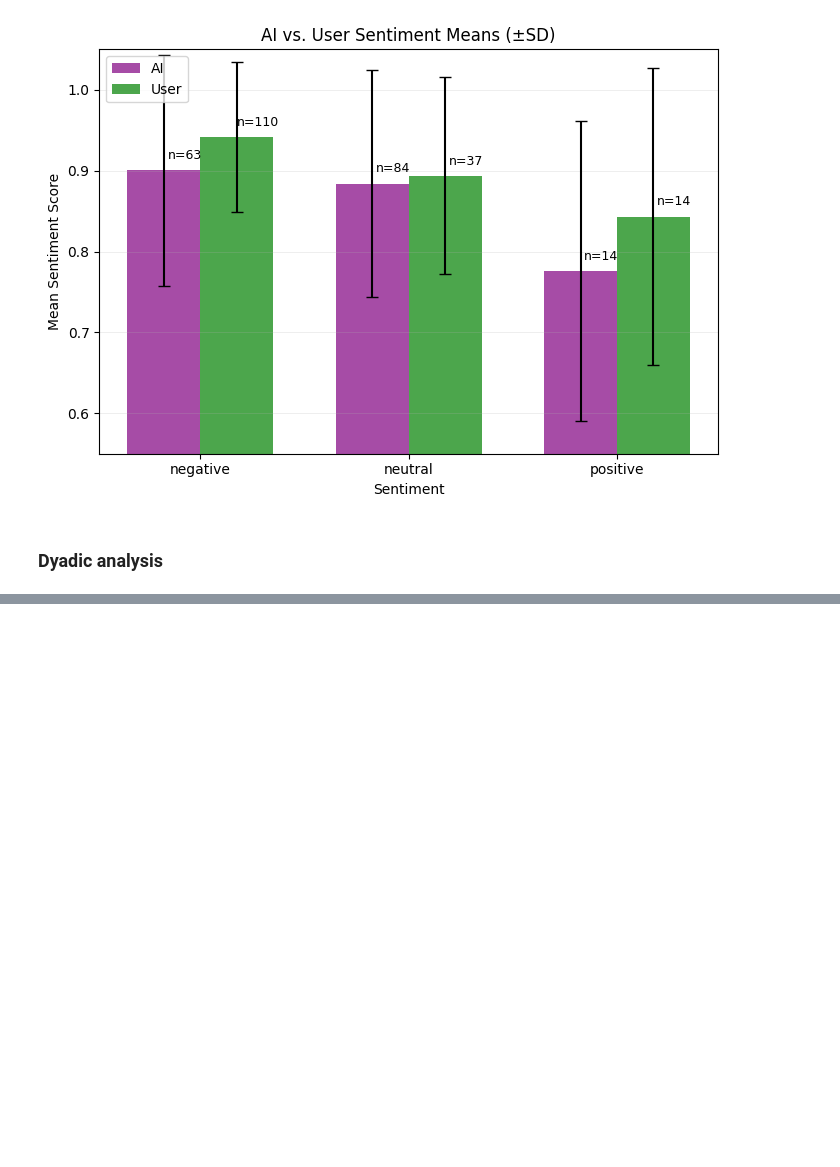
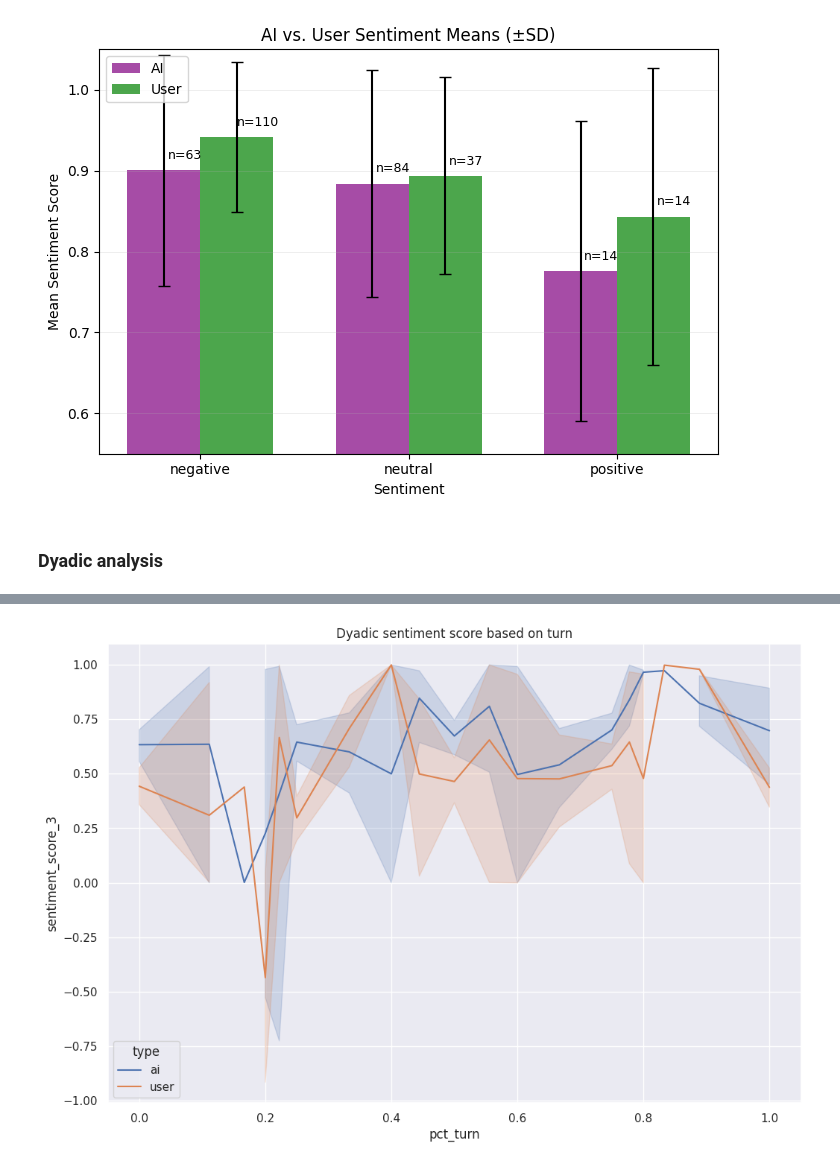
Before and after one commit to Halfidaldal/PENPAL_analysis, a Jupyter notebook: Berlin/Scripts & analyses/sentiment.ipynb, the cells around one changed output, grey strips where cells are left out. Saved outputs shown, nothing was run; the diff lists cells and outputs as text; code cells hidden in the pictures; blank space fills up the shorter version.

```diff
--- a/Berlin/Scripts & analyses/sentiment.ipynb
+++ b/Berlin/Scripts & analyses/sentiment.ipynb
@@ -225,0 +327,17 @@ print(df_turns.head(10))
+# %%
+import seaborn as sns
+
+plt.figure(figsize=(12,8))
+
+sns.set_theme(style="darkgrid")
+# Load an example dataset with long-form data
+
+# Plot the responses for different events and regions
+sns.lineplot(x="pct_turn", y="sentiment_score_3",
+             hue="type",
+             data=df_turns)
+
+plt.title('Dyadic sentiment score based on turn')
+plt.show()
+# %% [output]
+[figure, added]
```
Also changed, not shown: parts of 11 cells of this notebook.
